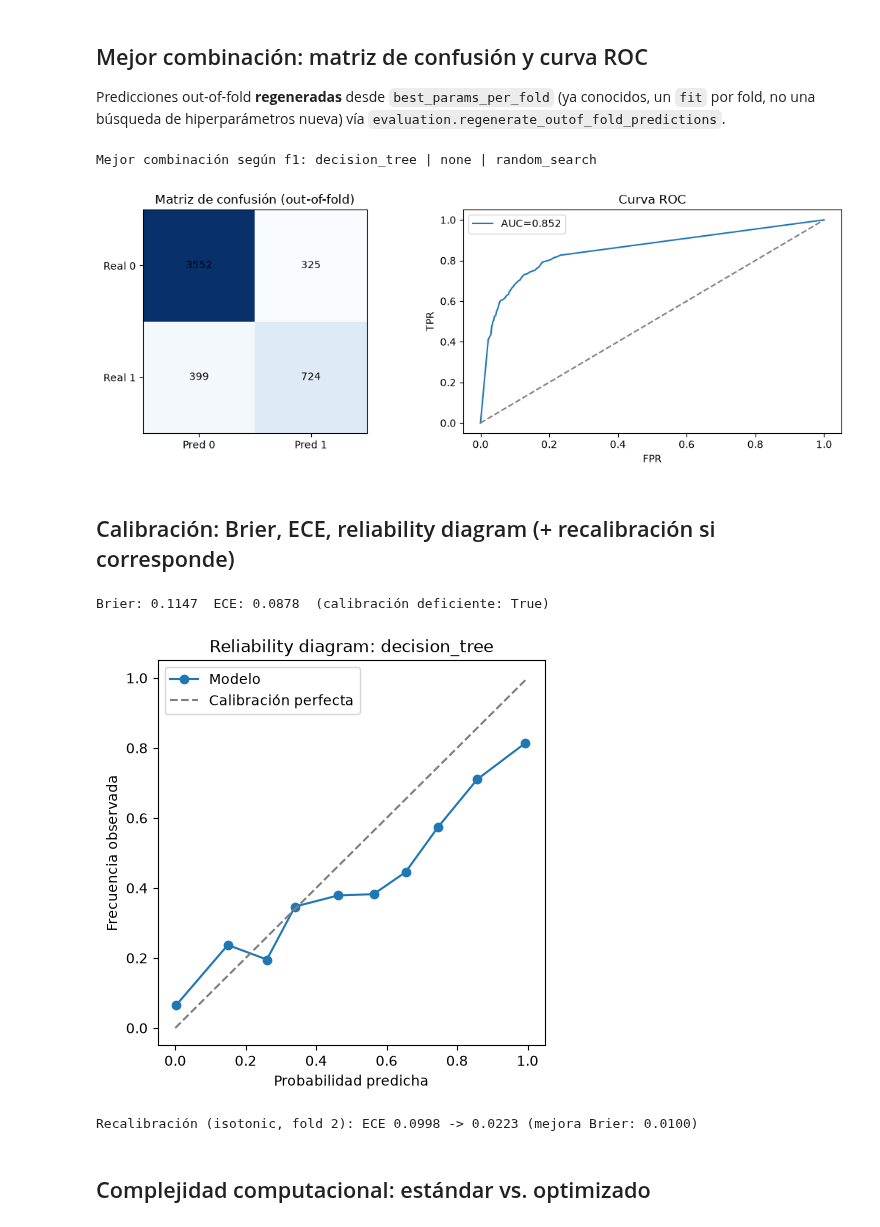
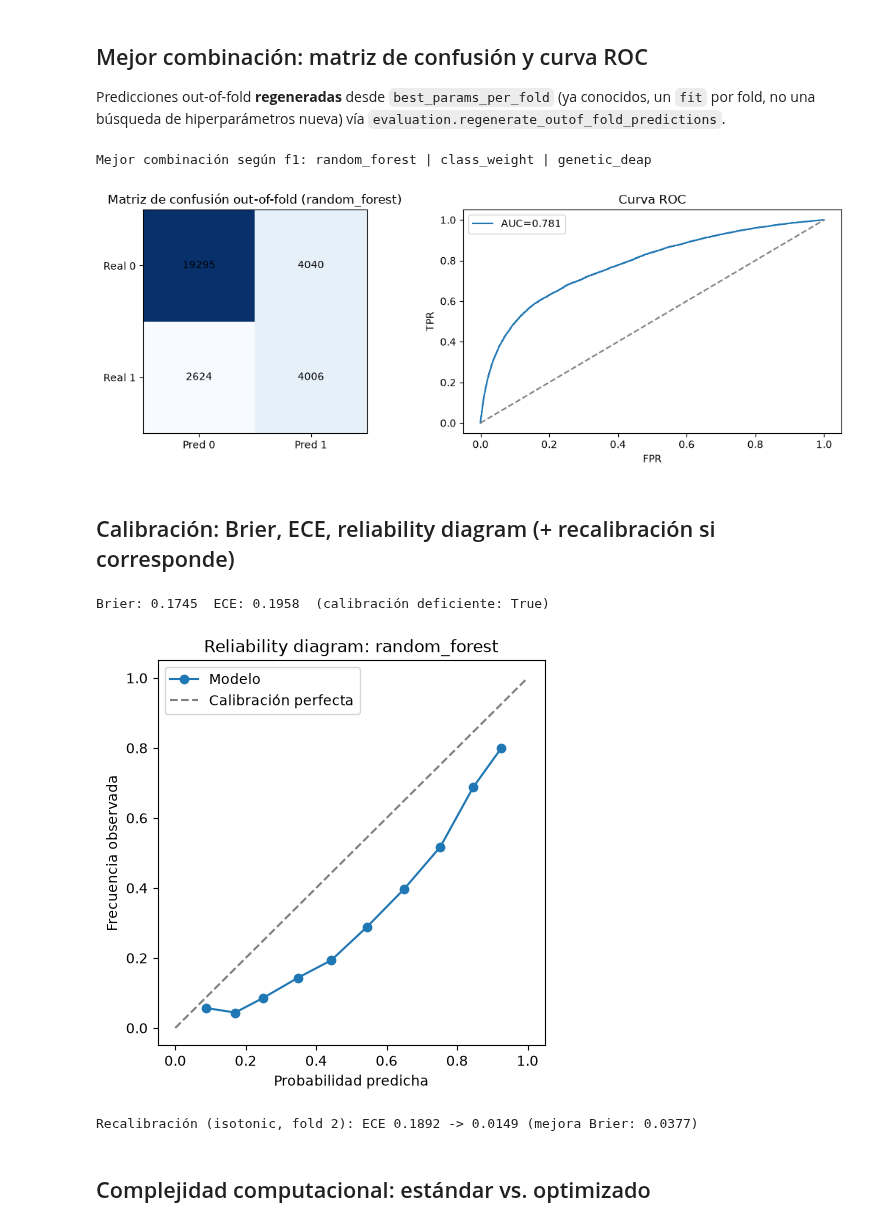
Before and after one commit to valeriaflorezs/Credit_Card_Project, a Jupyter notebook: notebooks/05_results_analysis.ipynb, the cells around one changed output. Cells and saved outputs as stored; diff of their text form; code cells hidden in the pictures.

Commit message:
Resultados ejecutados con éxito

```diff
--- a/notebooks/05_results_analysis.ipynb
+++ b/notebooks/05_results_analysis.ipynb
@@ -41,6 +41,8 @@ config.FIGURES_DIR.mkdir(parents=True, exist_ok=True)
 
 **Importante:** debe ser el MISMO dataset (mismas filas, mismo orden) usado en `04_run_experiments.ipynb`; se necesita para reconstruir los folds exactos (`complexity_analysis.recover_outer_fold`) al regenerar predicciones para DeLong/matriz de confusión/calibración/complejidad.
 # %%
+import pandas as pd
+
 try:
     df = load_processed_dataset()
 except FileNotFoundError:
@@ -48,8 +50,22 @@ except FileNotFoundError:
 df, _ = remove_duplicate_rows(df)
 X, y = split_features_target(df)
 
-table = load_master_table(config.EXPERIMENTS_MASTER_PATH)
+# 1. Cargar la tabla maestra principal
+table_master = load_master_table(config.EXPERIMENTS_MASTER_PATH)
+
+# 2. Cargar la tabla adicional de SVM desde Colab
+colab_csv_path = config.PROJECT_ROOT / "results" / "svm_gpu_results_colab.csv"
+
+if colab_csv_path.exists():
+    table_colab = load_master_table(colab_csv_path)
+    # Concatenar ambas tablas y eliminar duplicados basados en combinación única
+    table = pd.concat([table_master, table_colab], ignore_index=True)
+    table = table.drop_duplicates(subset=["model", "technique", "method"], keep="last")
+else:
+    table = table_master
+
 if table.empty:
-    raise RuntimeError("La tabla maestra está vacía. Correr primero 04_run_experiments.ipynb.")
-print(f"{len(table)} combinaciones en la tabla maestra.")
+    raise RuntimeError("La tabla maestra está vacía. Correr primero 04_run_experiments.ipynb o verificar los CSVs.")
+
+print(f"{len(table)} combinaciones en la tabla maestra combinada.")
 # %% [output]
@@ -148,40 +206,41 @@ best_model = best_row["model"]
 best_technique = best_row["technique"]
 best_method = best_row["method"]
 best_params_per_fold = json.loads(best_row["best_params_per_fold"])
+
 print(f"Mejor combinación según {metric_for_ranking}: {best_model} | {best_technique} | {best_method}")
 
 y_true_best, y_pred_best, y_proba_best = regenerate_outof_fold_predictions(
     MODEL_REGISTRY[best_model],
     best_technique,
     best_params_per_fold,
     X,
     y,
     n_outer_folds=int(best_row["n_outer_folds"]),
     random_state=int(best_row["random_state"]),
 )
 
 cm = confusion_matrix(y_true_best, y_pred_best, labels=[0, 1])
 fpr, tpr, _ = roc_curve(y_true_best, y_proba_best)
 auc = roc_auc_score(y_true_best, y_proba_best)
 
 fig, axes = plt.subplots(1, 2, figsize=(11, 4))
 axes[0].imshow(cm, cmap="Blues")
 for (i, j), v in np.ndenumerate(cm):
     axes[0].text(j, i, str(v), ha="center", va="center")
 axes[0].set_xticks([0, 1]); axes[0].set_yticks([0, 1])
 axes[0].set_xticklabels(["Pred 0", "Pred 1"]); axes[0].set_yticklabels(["Real 0", "Real 1"])
-axes[0].set_title("Matriz de confusión (out-of-fold)")
+axes[0].set_title(f"Matriz de confusión out-of-fold ({best_model})")
 
 axes[1].plot(fpr, tpr, label=f"AUC={auc:.3f}")
 axes[1].plot([0, 1], [0, 1], linestyle="--", color="gray")
 axes[1].set_xlabel("FPR"); axes[1].set_ylabel("TPR"); axes[1].set_title("Curva ROC")
 axes[1].legend()
 plt.tight_layout()
 plt.savefig(config.FIGURES_DIR / f"confusion_roc_{best_model}.png", dpi=150, bbox_inches="tight")
 plt.show()
 # %% [output]
-Mejor combinación según f1: decision_tree | none | random_search
+Mejor combinación según f1: random_forest | class_weight | genetic_deap
-[figure, old version]
+[figure, new version]
 # %% [markdown]
 ## Calibración: Brier, ECE, reliability diagram (+ recalibración si corresponde)
 # %%
@@ -221,9 +280,9 @@ if is_calibration_poor(calib["ece"]):
 else:
     print("Calibración adecuada, no se aplica recalibración.")
 # %% [output]
-Brier: 0.1147  ECE: 0.0878  (calibración deficiente: True)
+Brier: 0.1745  ECE: 0.1958  (calibración deficiente: True)
-[figure, old version]
+[figure, new version]
-Recalibración (isotonic, fold 2): ECE 0.0998 -> 0.0223 (mejora Brier: 0.0100)
+Recalibración (isotonic, fold 2): ECE 0.1892 -> 0.0149 (mejora Brier: 0.0377)
 # %% [markdown]
 ## Complejidad computacional: estándar vs. optimizado
 # %%
```
Also changed, not shown: parts of 6 cells of this notebook, 3 other files.
